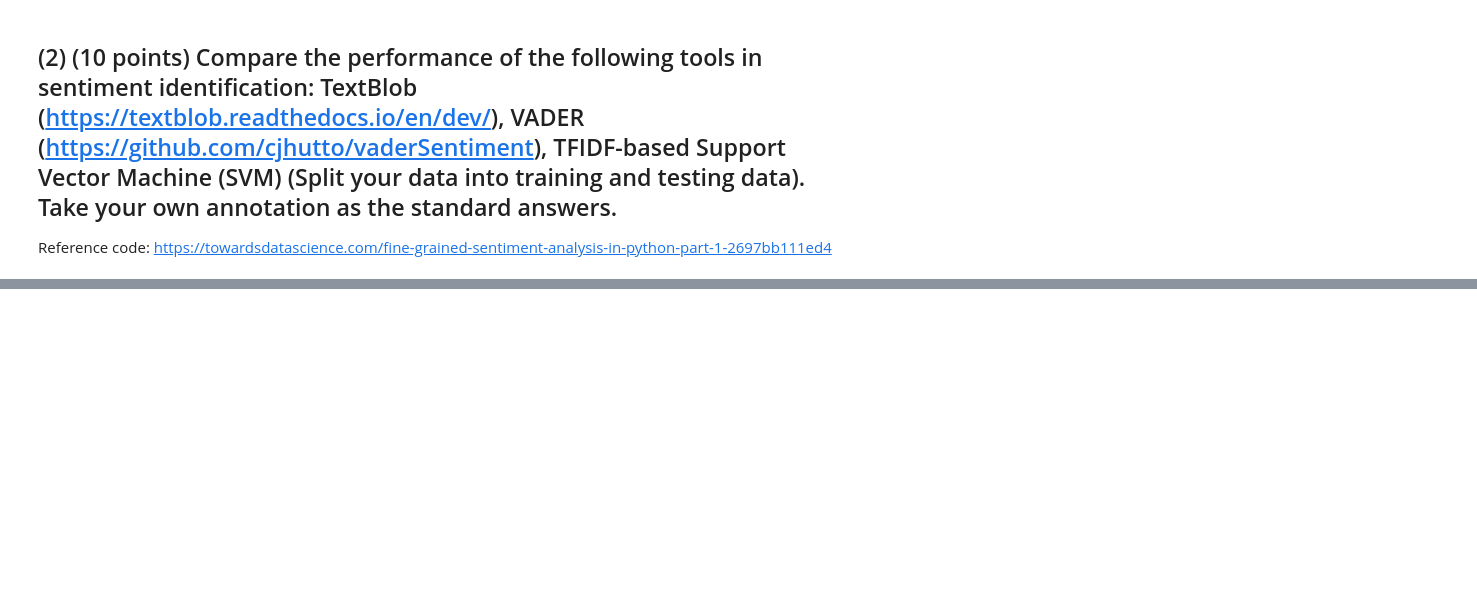
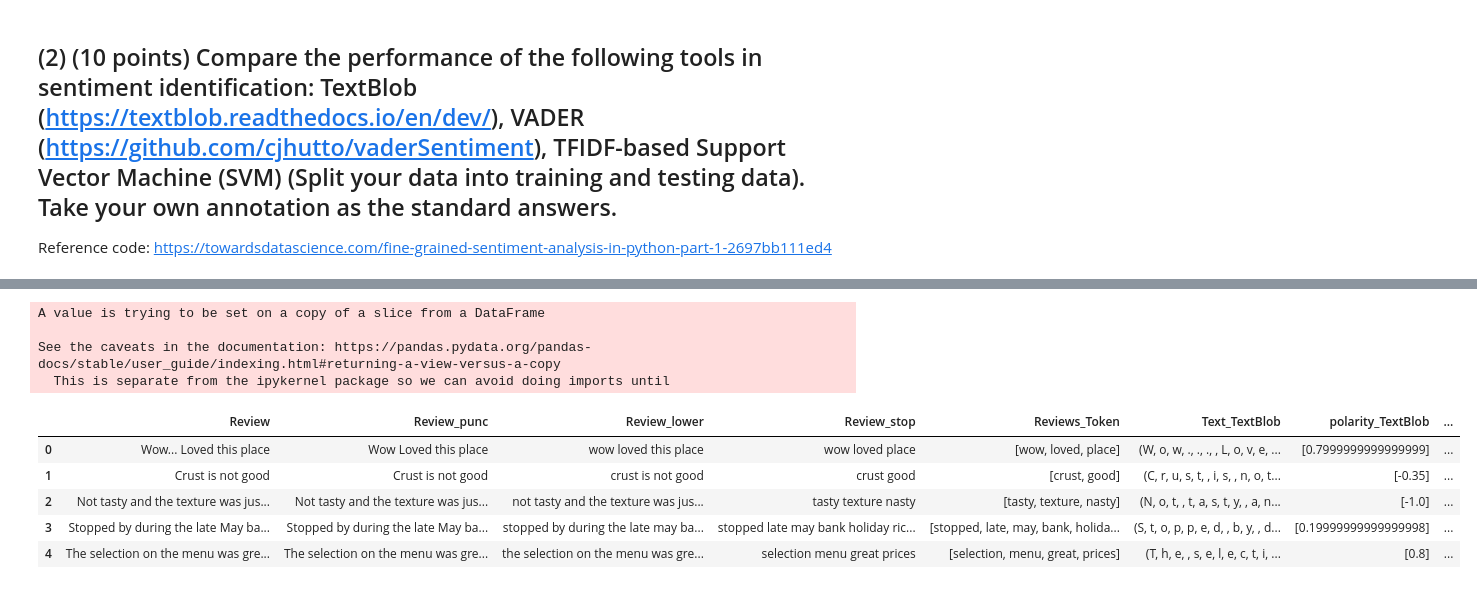
Before and after one commit to prithvikolla/Compuational_Methods_INFO5731, a Jupyter notebook: In_Class_Exersise/In_class_exercise_08.ipynb, the cells around one changed output, grey strips where cells are left out. Saved outputs shown, nothing was run; the diff lists cells and outputs as text; code cells hidden in the pictures; blank space fills up the shorter version.

```diff
--- a/In_Class_Exersise/In_class_exercise_08.ipynb
+++ b/In_Class_Exersise/In_class_exercise_08.ipynb
@@ -182,0 +175,18 @@ Reference code: https://towardsdatascience.com/fine-grained-sentiment-analysis-i
+# %%
+# TextBlob
+from textblob import TextBlob
+
+df['Text_TextBlob'] = df['Review'].apply(lambda x: TextBlob(x))
+df['polarity_TextBlob'] = df['Text_TextBlob'].apply(lambda x: [i.sentiment.polarity for i in x.sentences])
+
+# Vader
+from nltk.sentiment.vader import SentimentIntensityAnalyzer
+
+
+analyzer = SentimentIntensityAnalyzer()
+df['compound_vader'] = [analyzer.polarity_scores(x)['compound'] for x in df['Review']]
+df['neg_vader'] = [analyzer.polarity_scores(x)['neg'] for x in df['Review']]
+df['neu_vader'] = [analyzer.polarity_scores(x)['neu'] for x in df['Review']]
+df['pos_vader'] = [analyzer.polarity_scores(x)['pos'] for x in df['Review']]
+
+#TFIDF SVM
@@ -182,0 +208,16 @@ Reference code: https://towardsdatascience.com/fine-grained-sentiment-analysis-i
+# %%
+for i in range(len(df['polarity_TextBlob'])):
+ if (np.size(df['polarity_TextBlob'][i]) >= 2):
+    df['polarity_TextBlob'][i] = [np.sum(df['polarity_TextBlob'][i])]
+df.head()
+# %% [output]
+A value is trying to be set on a copy of a slice from a DataFrame
+
+See the caveats in the documentation: https://pandas.pydata.org/pandas-docs/stable/user_guide/indexing.html#returning-a-view-versus-a-copy
+  This is separate from the ipykernel package so we can avoid doing imports until
+|  | Review | Review_punc | Review_lower | Review_stop | Reviews_Token | Text_TextBlob | polarity_TextBlob | ... |
+| 0 | Wow... Loved this place | Wow Loved this place | wow loved this place | wow loved place | [wow, loved, place] | (W, o, w, ., ., ., , L, o, v, e, ... | [0.7999999999999999] | ... |
+| 1 | Crust is not good | Crust is not good | crust is not good | crust good | [crust, good] | (C, r, u, s, t, , i, s, , n, o, t... | [-0.35] | ... |
+| 2 | Not tasty and the texture was jus... | Not tasty and the texture was jus... | not tasty and the texture was jus... | tasty texture nasty | [tasty, texture, nasty] | (N, o, t, , t, a, s, t, y, , a, n... | [-1.0] | ... |
+| 3 | Stopped by during the late May ba... | Stopped by during the late May ba... | stopped by during the late may ba... | stopped late may bank holiday ric... | [stopped, late, may, bank, holida... | (S, t, o, p, p, e, d, , b, y, , d... | [0.19999999999999998] | ... |
+| 4 | The selection on the menu was gre... | The selection on the menu was gre... | the selection on the menu was gre... | selection menu great prices | [selection, menu, great, prices] | (T, h, e, , s, e, l, e, c, t, i, ... | [0.8] | ... |
```
Also changed, not shown: parts of 15 cells of this notebook.
